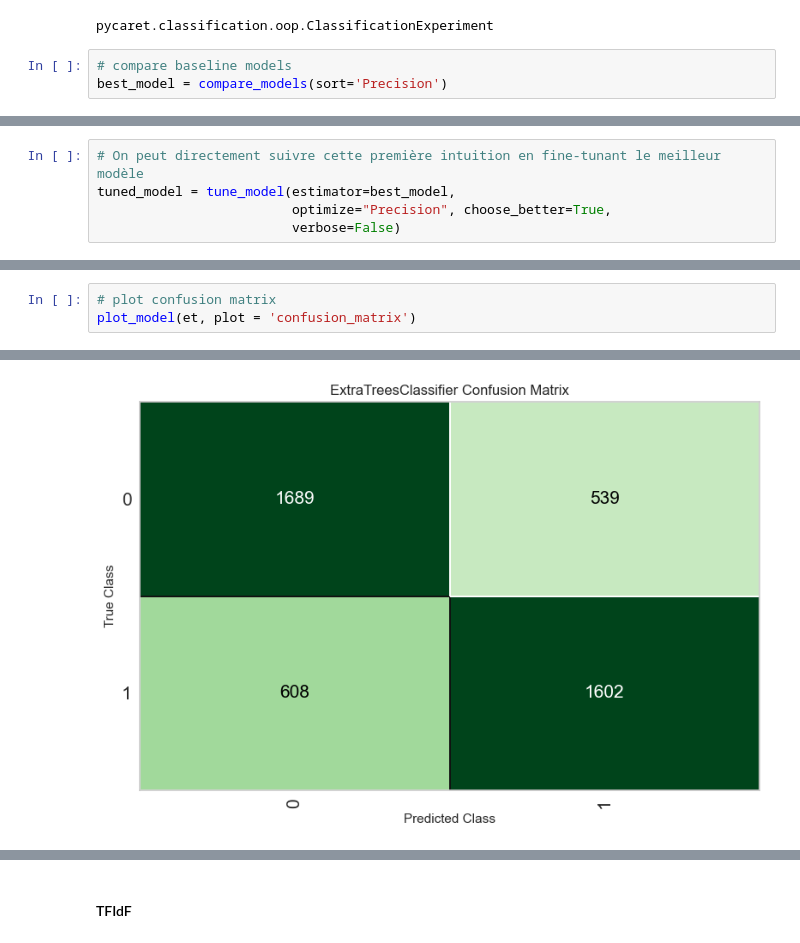
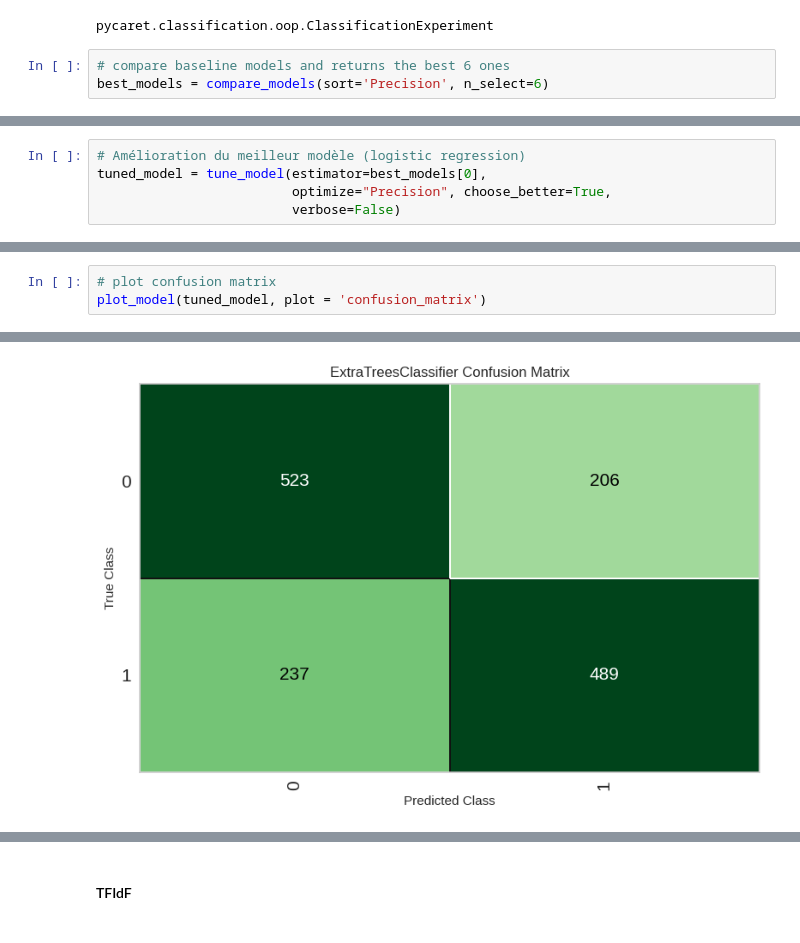
Before and after one commit to cecile-aie/oc_aiep7, a Jupyter notebook: P7_approche_classique.ipynb, the cells around one changed output, grey strips where cells are left out. Saved outputs shown, nothing was run; the diff lists cells and outputs as text.

```diff
--- a/P7_approche_classique.ipynb
+++ b/P7_approche_classique.ipynb
@@ -67,6 +76,6 @@ type(exp)
 # %% [output]
 pycaret.classification.oop.ClassificationExperiment
 # %%
-# compare baseline models
-best_model = compare_models(sort='Precision')
+# compare baseline models and returns the best 6 ones
+best_models = compare_models(sort='Precision', n_select=6)
 # %% [output]
@@ -83,5 +145,5 @@ KeyboardInterrupt
 # %%
-# On peut directement suivre cette première intuition en fine-tunant le meilleur modèle
-tuned_model = tune_model(estimator=best_model,
+# Amélioration du meilleur modèle (logistic regression)
+tuned_model = tune_model(estimator=best_models[0],
                          optimize="Precision", choose_better=True,
                          verbose=False)
@@ -109,6 +162,6 @@ et = create_model("et")
 # %%
 # plot confusion matrix
-plot_model(et, plot = 'confusion_matrix')
+plot_model(tuned_model, plot = 'confusion_matrix')
 # %% [output]
 [interactive output not drawn]
-[figure, old version]
+[figure, new version]
```
Also changed, not shown: parts of 36 cells of this notebook.
